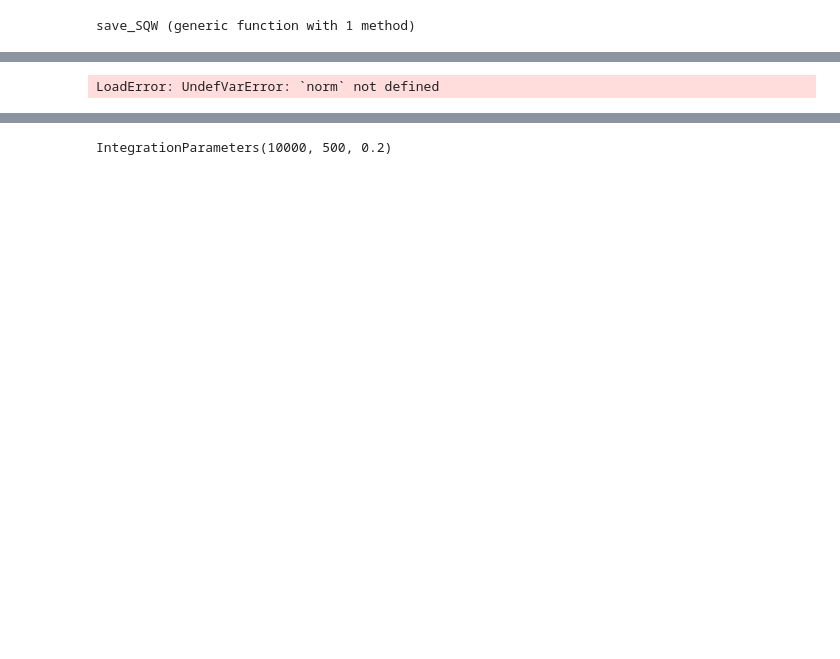
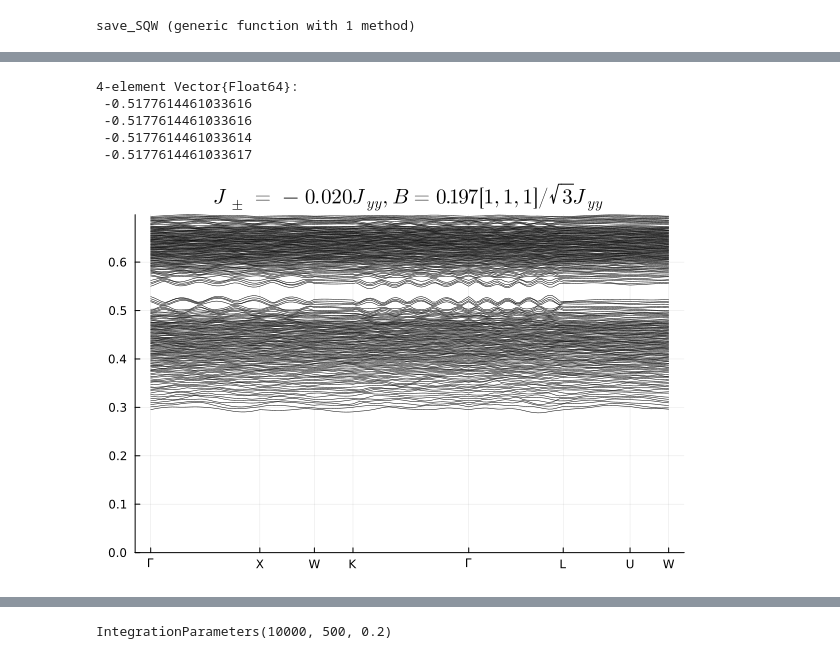
Before and after one commit to Spuriosity1/qsi-spinon-gmft, a Jupyter notebook: spinon-Julia.ipynb, the cells around one changed output, grey strips where cells are left out. Drawn from its saved outputs; the diff is of its cells as text; code cells hidden in the pictures; blank space fills up the shorter version.

```diff
--- a/spinon-Julia.ipynb
+++ b/spinon-Julia.ipynb
@@ -350,0 +230,21 @@ LoadError: UndefVarError: `norm` not defined
+# %%
+"""
+Returns the ratio of g0 to g1 in the special case B || [111], given a particular value of Φ0
+"""
+g0_g123_ratio_from_flux(desired_Φ0) = (1-4*cos(desired_Φ0/3)^2)^-1
+
+"""
+FF_111_B(desired_Φ, Jpm)
+-> B
+
+x = g0/g1 <0
+
+Returns the (111) field needed to realise the prescribed field
+"""
+function FF_111_B(desired_Φ0, Jpm)
+    # x = Φ0 -> ( 1 - 2*cos((π/2 - Φ0)*2/3) )^-1;
+    xp = g0_g123_ratio_from_flux(desired_Φ0)
+
+    B = sqrt(Jpm* 6*(1-xp)/ (xp*5/9 - 5) )
+    return B
+end
@@ -350,0 +274,13 @@ LoadError: UndefVarError: `norm` not defined
+# %%
+Φ0 = 2π/3
+
+dict_sim_FF_Even = map(
+    Jpm->SimulationParameters("FF",
+        A=A_dict["FF_even"],
+        Jpm=Jpm,
+        B=FF_111_B(Φ0, Jpm)* [1.,1.,1.]/sqrt(3),
+        nsample=1000,
+        kappa=2.0
+    ),
+    [-0.01, -0.02, -0.05, -0.1]
+)
@@ -351,10 +296,15 @@ LoadError: UndefVarError: `norm` not defined
+# %%
+[ sim.Jpm * norm(sim.B)^(-2) for sim in dict_sim_FF_Even ]
+# %% [output]
+4-element Vector{Float64}:
+ -0.5177614461033616
+ -0.5177614461033616
+ -0.5177614461033614
+ -0.5177614461033617
 # %%
-## The ππ00-flux case
+## The FF-flux cases
 path = generate_path(high_symmetry_points, split("\\Gamma X W K \\Gamma L U W"), points_per_unit=30, K_units=2π/8)
-E = reduce(vcat, map(k-> spinon_dispersion(k, sim_FF_Even)[1], path.K )')
 
-plot(path.t,E)
-xticks!(path.ticks_t, path.ticks_label)
-ylims!(0.,maximum(E))
+plot_spinons( dict_sim_FF_Even[2] )
 # %% [output]
-LoadError: UndefVarError: `norm` not defined
+[figure, added]
```
Also changed, not shown: parts of 54 cells of this notebook, 54 other files.
